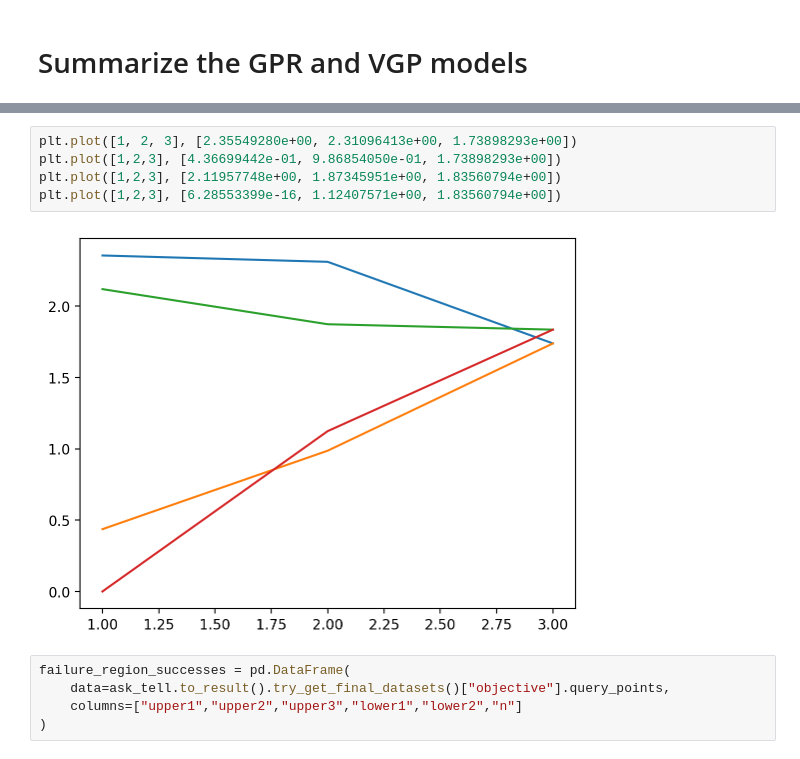
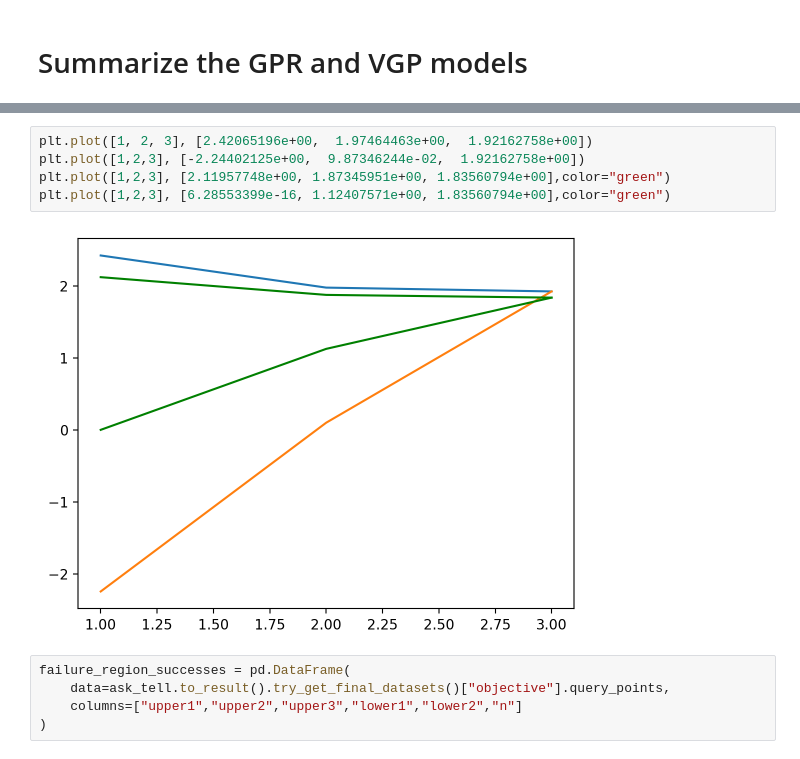
Before and after one commit to mazin-abdelghany/phd-intro-work, a Jupyter notebook: 2026-03-t16/failure_region_optimizer.ipynb, the cells around one changed output, grey strips where cells are left out. Drawn from its saved outputs; the diff is of its cells as text.

```diff
--- a/2026-03-t16/failure_region_optimizer.ipynb
+++ b/2026-03-t16/failure_region_optimizer.ipynb
@@ -662,10 +734,10 @@ point3["objective"]["x"]
 # %%
-plt.plot([1, 2, 3], [2.35549280e+00, 2.31096413e+00, 1.73898293e+00])
-plt.plot([1,2,3], [4.36699442e-01, 9.86854050e-01, 1.73898293e+00])
-plt.plot([1,2,3], [2.11957748e+00, 1.87345951e+00, 1.83560794e+00])
-plt.plot([1,2,3], [6.28553399e-16, 1.12407571e+00, 1.83560794e+00])
+plt.plot([1, 2, 3], [2.42065196e+00,  1.97464463e+00,  1.92162758e+00])
+plt.plot([1,2,3], [-2.24402125e+00,  9.87346244e-02,  1.92162758e+00])
+plt.plot([1,2,3], [2.11957748e+00, 1.87345951e+00, 1.83560794e+00],color="green")
+plt.plot([1,2,3], [6.28553399e-16, 1.12407571e+00, 1.83560794e+00],color="green")
 # %% [output]
-[figure, old version]
+[figure, new version]
 # %%
 failure_region_successes = pd.DataFrame(
     data=ask_tell.to_result().try_get_final_datasets()["objective"].query_points,
```
Also changed, not shown: parts of 13 cells of this notebook, 2 other files.
